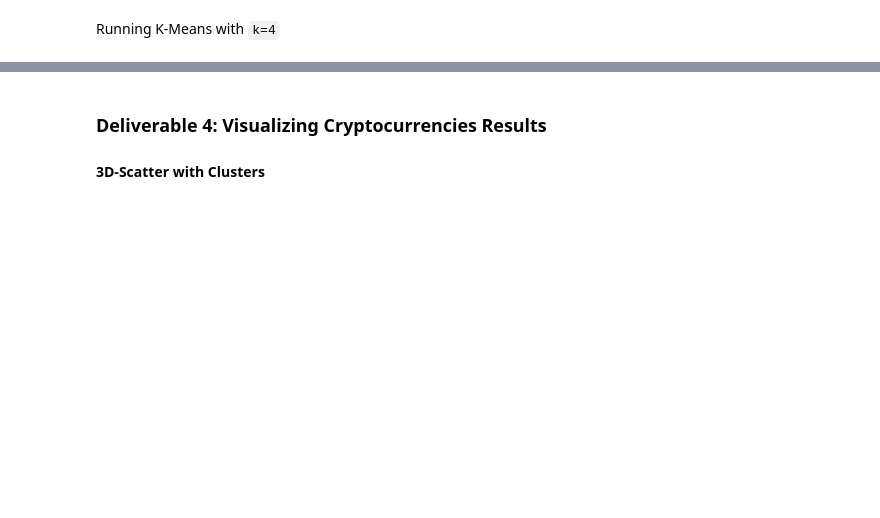
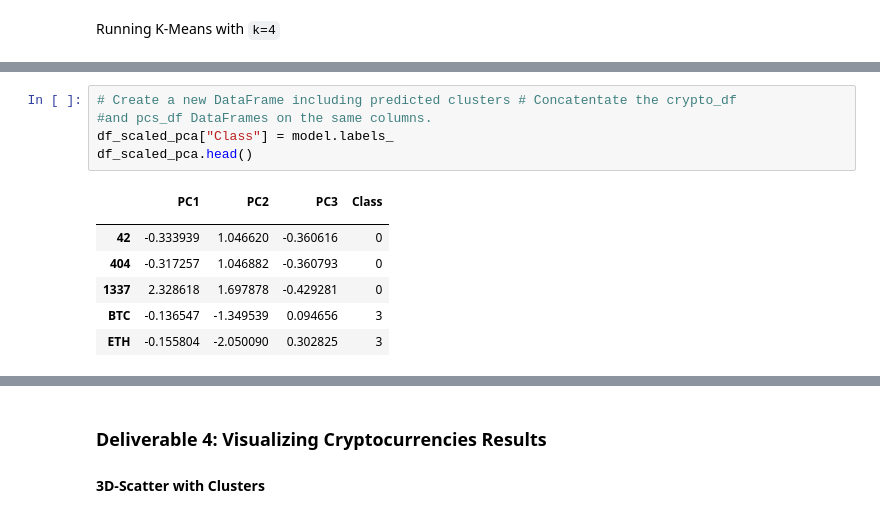
Before and after one commit to laurlen2112/crypto_analysis, a Jupyter notebook: crypto_clustering.ipynb, the cells around one changed output, grey strips where cells are left out. Drawn from its saved outputs; the diff is of its cells as text; blank space fills up the shorter version.

```diff
--- a/crypto_clustering.ipynb
+++ b/crypto_clustering.ipynb
@@ -290,0 +287,13 @@ array([0, 0, 0, 1, 1, 1, 0, 1, 1, 1, 0, 1, 0, 0, 1, 0, 1, 1, 0, 0, 1, 1,
+# %%
+# Create a new DataFrame including predicted clusters # Concatentate the crypto_df
+#and pcs_df DataFrames on the same columns.
+df_scaled_pca["Class"] = model.labels_
+df_scaled_pca.head()
+# %% [output]
+|  | PC1 | PC2 | PC3 | Class |
+|  |  |  |  |  |
+| 42 | -0.333939 | 1.046620 | -0.360616 | 0 |
+| 404 | -0.317257 | 1.046882 | -0.360793 | 0 |
+| 1337 | 2.328618 | 1.697878 | -0.429281 | 0 |
+| BTC | -0.136547 | -1.349539 | 0.094656 | 3 |
+| ETH | -0.155804 | -2.050090 | 0.302825 | 3 |
```
Also changed, not shown: parts of 21 cells of this notebook.
